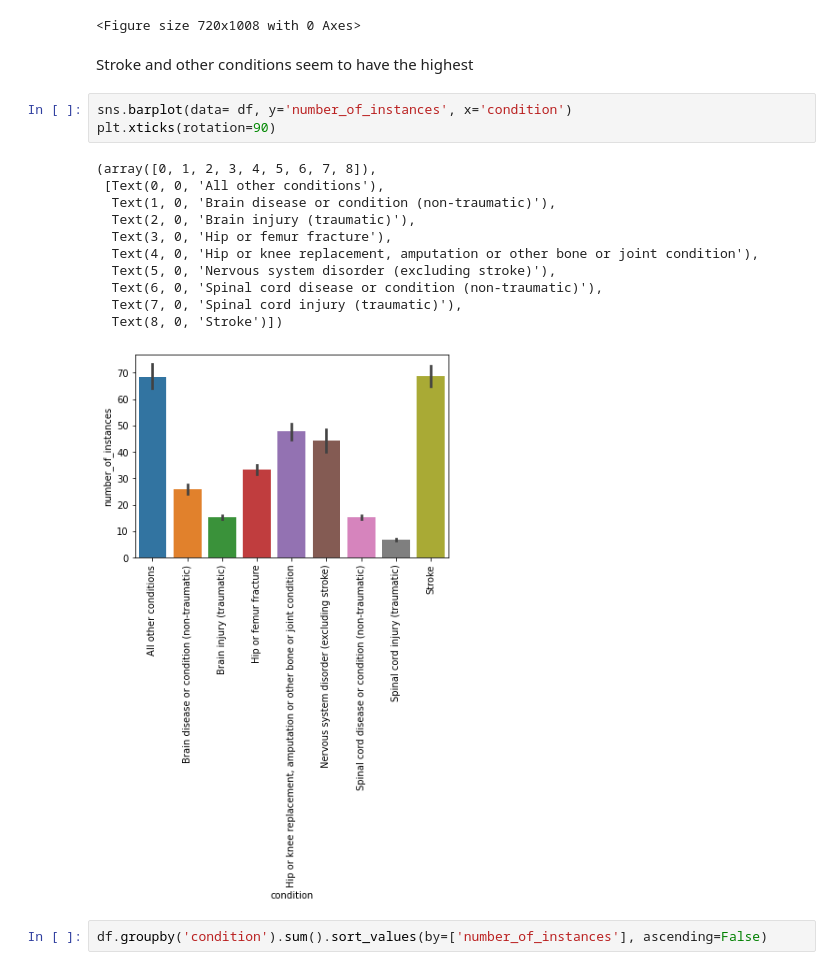
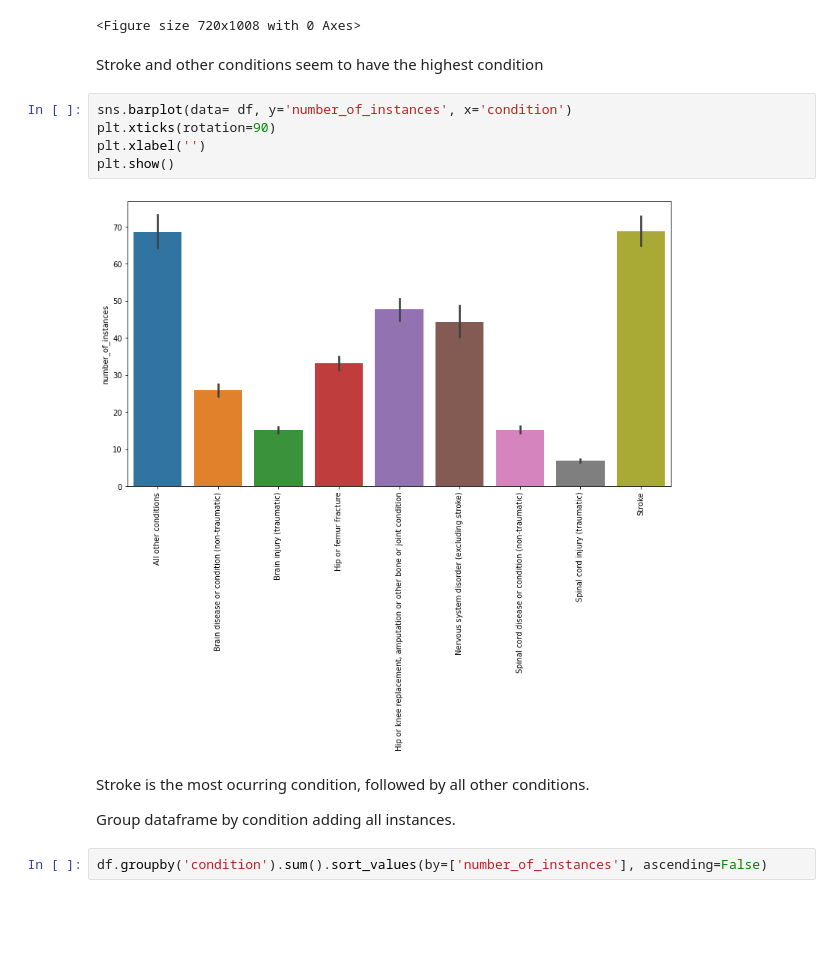
Before and after one commit to AJMartinezLlanes/medicare-inpatient-rehab-conditions, a Jupyter notebook: explore.ipynb, the cells around one changed output. Drawn from its saved outputs; the diff is of its cells as text; blank space fills up the shorter version.

```diff
--- a/explore.ipynb
+++ b/explore.ipynb
@@ -58,22 +67,17 @@ ax.legend(bbox_to_anchor=(1,1), loc='upper left')
 [figure]
 <Figure size 720x1008 with 0 Axes>
 # %% [markdown]
-Stroke and other conditions seem to have the highest
+Stroke and other conditions seem to have the highest condition
 # %%
 sns.barplot(data= df, y='number_of_instances', x='condition')
 plt.xticks(rotation=90)
+plt.xlabel('')
+plt.show()
 # %% [output]
-(array([0, 1, 2, 3, 4, 5, 6, 7, 8]),
- [Text(0, 0, 'All other conditions'),
-  Text(1, 0, 'Brain disease or condition (non-traumatic)'),
-  Text(2, 0, 'Brain injury (traumatic)'),
-  Text(3, 0, 'Hip or femur fracture'),
-  Text(4, 0, 'Hip or knee replacement, amputation or other bone or joint condition'),
-  Text(5, 0, 'Nervous system disorder (excluding stroke)'),
-  Text(6, 0, 'Spinal cord disease or condition (non-traumatic)'),
-  Text(7, 0, 'Spinal cord injury (traumatic)'),
-  Text(8, 0, 'Stroke')])
-[figure, old version]
+[figure, new version]
+# %% [markdown]
+Stroke is the most ocurring condition, followed by all other conditions.
+<p>Group dataframe by condition adding all instances.
 # %%
 df.groupby('condition').sum().sort_values(by=['number_of_instances'], ascending=False)
 # %% [output]
```
Also changed, not shown: parts of 47 cells of this notebook, 2 other files.
